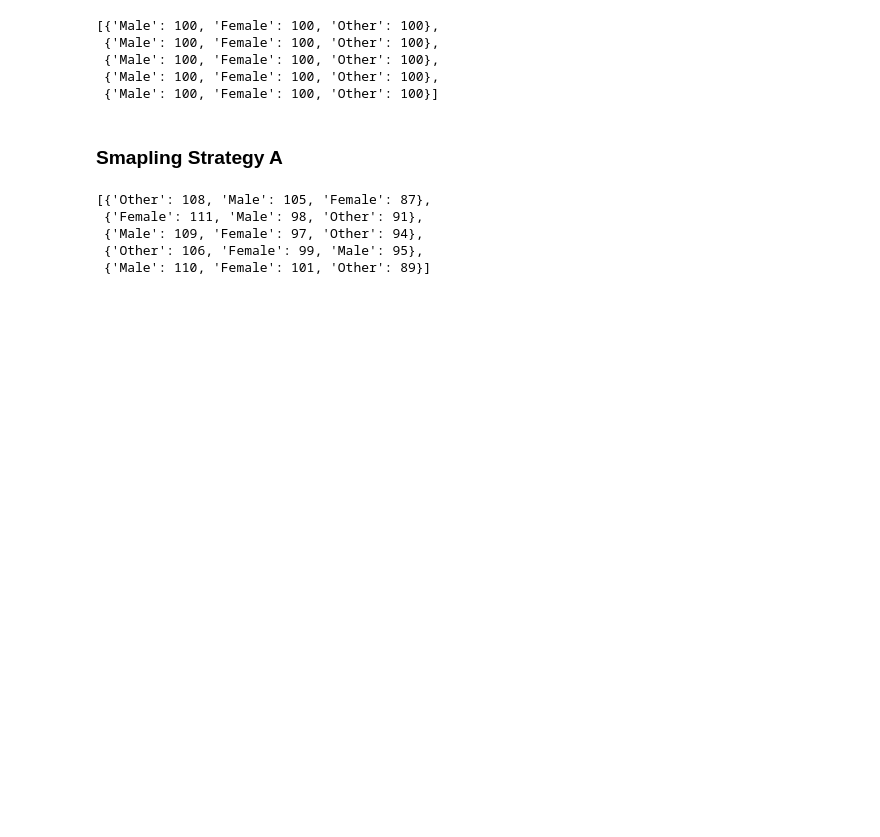
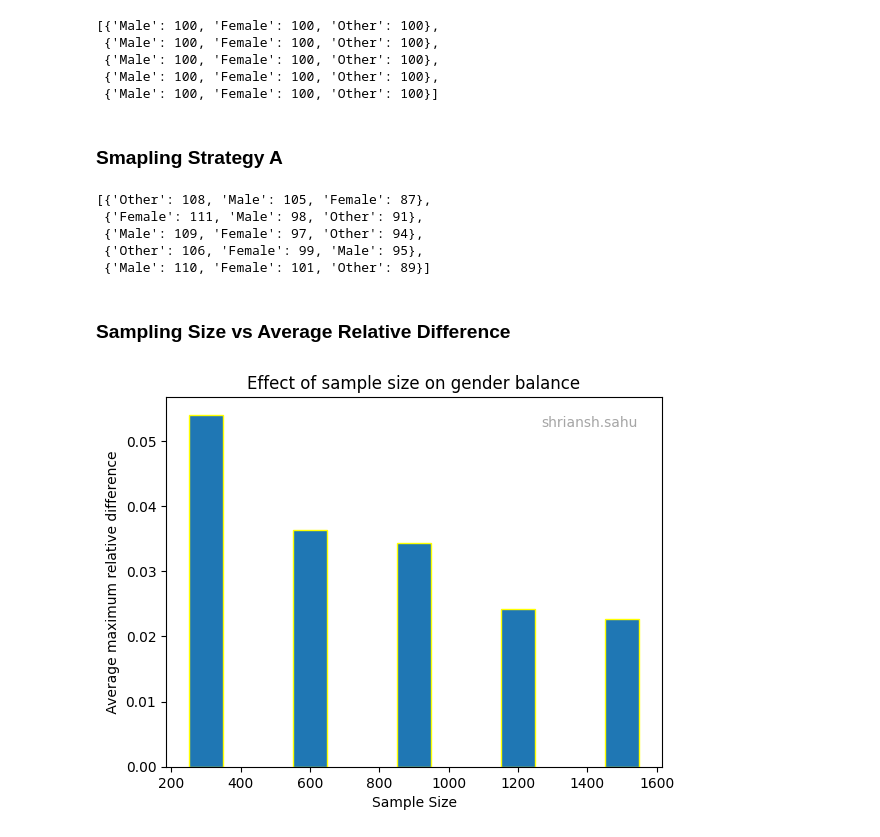
Before and after one commit to Shriansh8584/student-dataset-assignment, a Jupyter notebook: JupyterNotebook.ipynb, the cells around one changed output. Drawn from its saved outputs; the diff is of its cells as text; code cells hidden in the pictures; blank space fills up the shorter version.

Commit message:
Add  Average maximum relative difference (y-axis) versus Sample size (x-axis)

```diff
--- a/JupyterNotebook.ipynb
+++ b/JupyterNotebook.ipynb
@@ -499,3 +542,10 @@ dataset.sample_gender_uniform_random()
  {'Male': 109, 'Female': 97, 'Other': 94},
  {'Other': 106, 'Female': 99, 'Male': 95},
  {'Male': 110, 'Female': 101, 'Other': 89}]
+# %% [markdown]
+### Sampling Size vs Average Relative Difference
+# %%
+dataset = StudentDataset(10000,"shriansh.sahu")
+dataset.plot_avg_max_gender_diff_vs_sample_size()
+# %% [output]
+[figure, added]
```
Also changed, not shown: parts of 1 cell of this notebook.
